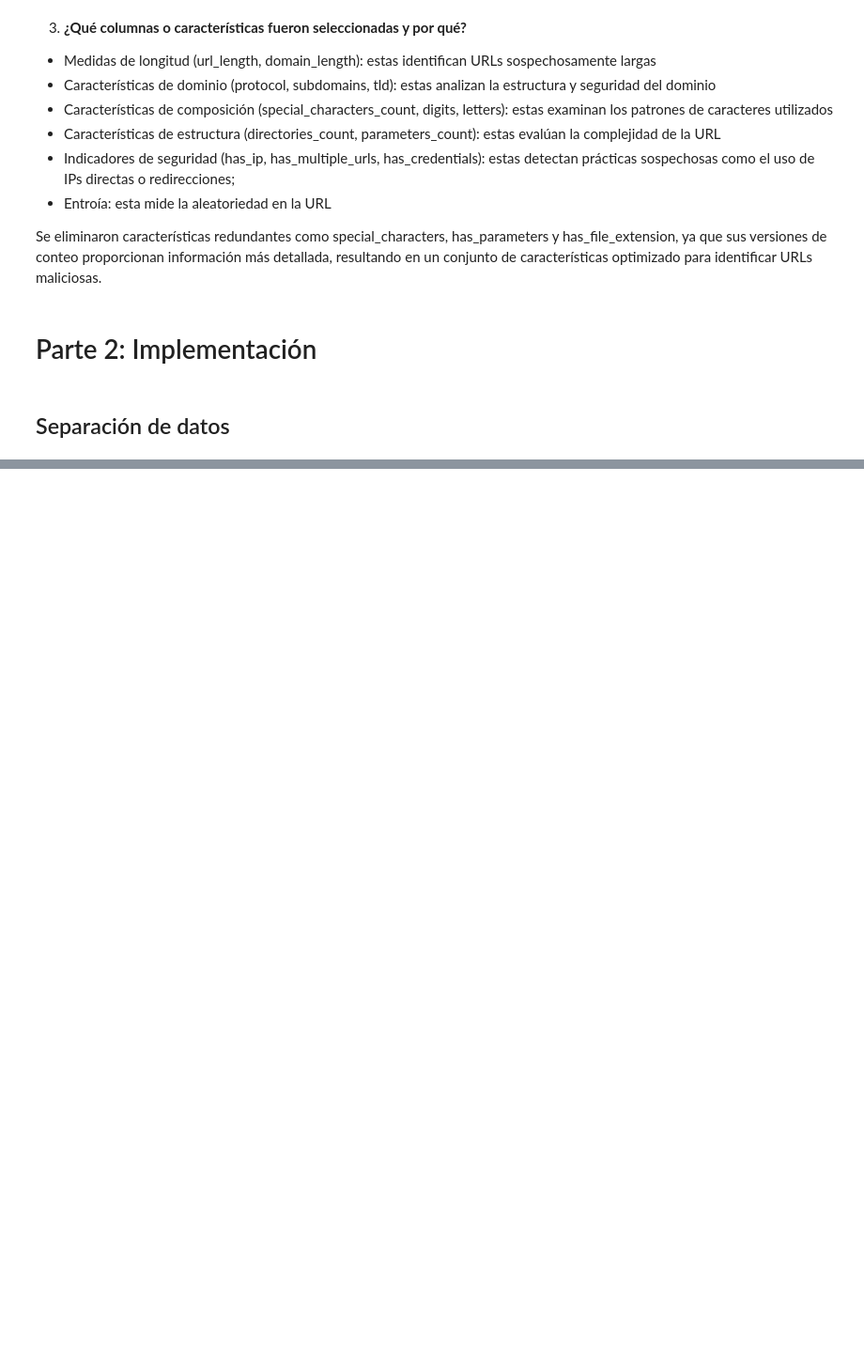
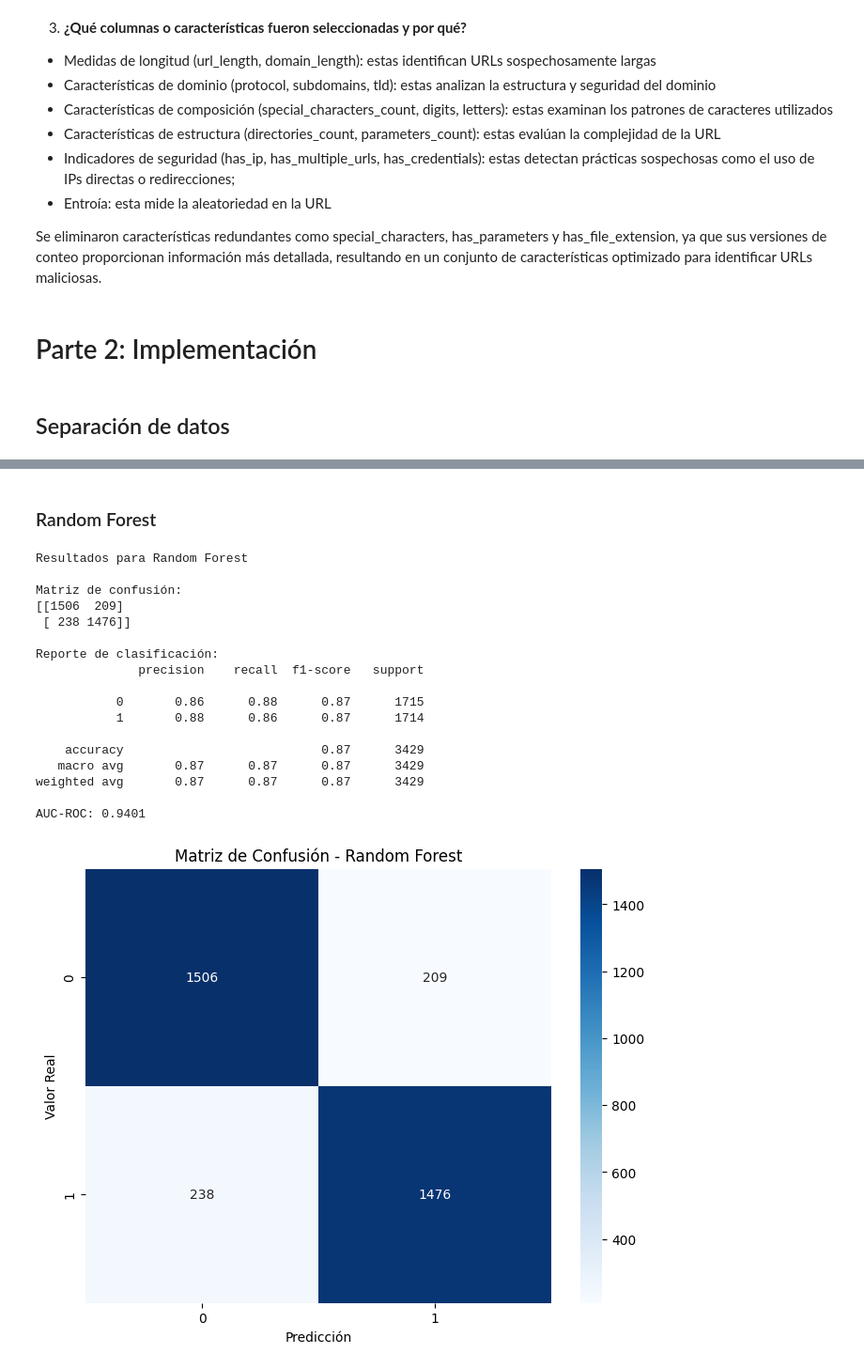
Before and after one commit to FerEsq/SDS-Lab-01, a Jupyter notebook: phishing_detection.ipynb, the cells around one changed output, grey strips where cells are left out. Shown: that part at 94% size. Drawn from its saved outputs; the diff is of its cells as text; code cells hidden in the pictures; blank space fills up the shorter version.

Commit message:
[feat] models

```diff
--- a/phishing_detection.ipynb
+++ b/phishing_detection.ipynb
@@ -262,0 +285,10 @@ Tamaño del conjunto de prueba: 3429 (30.0%)
+# %%
+#crear el preprocesador usando ColumnTransformer
+preprocessor = ColumnTransformer(
+    transformers=[
+        ('num', StandardScaler(), numeric_columns),
+        ('cat', OneHotEncoder(sparse_output=False, handle_unknown='ignore'), categorical_columns)
+    ])
+# %%
+X_train = train_data[numeric_columns + categorical_columns]
+y_train = train_data['status']
@@ -262,0 +298,8 @@ Tamaño del conjunto de prueba: 3429 (30.0%)
+# %%
+X_test = test_data[numeric_columns + categorical_columns]
+y_test = test_data['status']
+# %%
+#aplicar el preprocesamiento
+X_train_transformed = preprocessor.fit_transform(X_train)
+X_val_transformed = preprocessor.transform(X_val)
+X_test_transformed = preprocessor.transform(X_test)
@@ -262,0 +349,26 @@ Tamaño del conjunto de prueba: 3429 (30.0%)
+# %% [markdown]
+### Random Forest
+# %%
+#entrenar y evaluar Random Forest
+rf_model = RandomForestClassifier(n_estimators=100, random_state=42)
+rf_model.fit(X_train_transformed, y_train)
+rf_cm, rf_auc = evaluate_model(rf_model, X_test_transformed, y_test, "Random Forest")
+# %% [output]
+Resultados para Random Forest
+
+Matriz de confusión:
+[[1506  209]
+ [ 238 1476]]
+
+Reporte de clasificación:
+              precision    recall  f1-score   support
+
+           0       0.86      0.88      0.87      1715
+           1       0.88      0.86      0.87      1714
+
+    accuracy                           0.87      3429
+   macro avg       0.87      0.87      0.87      3429
+weighted avg       0.87      0.87      0.87      3429
+
+AUC-ROC: 0.9401
+[figure, added]
```
Also changed, not shown: parts of 11 cells of this notebook, 3 other files.
